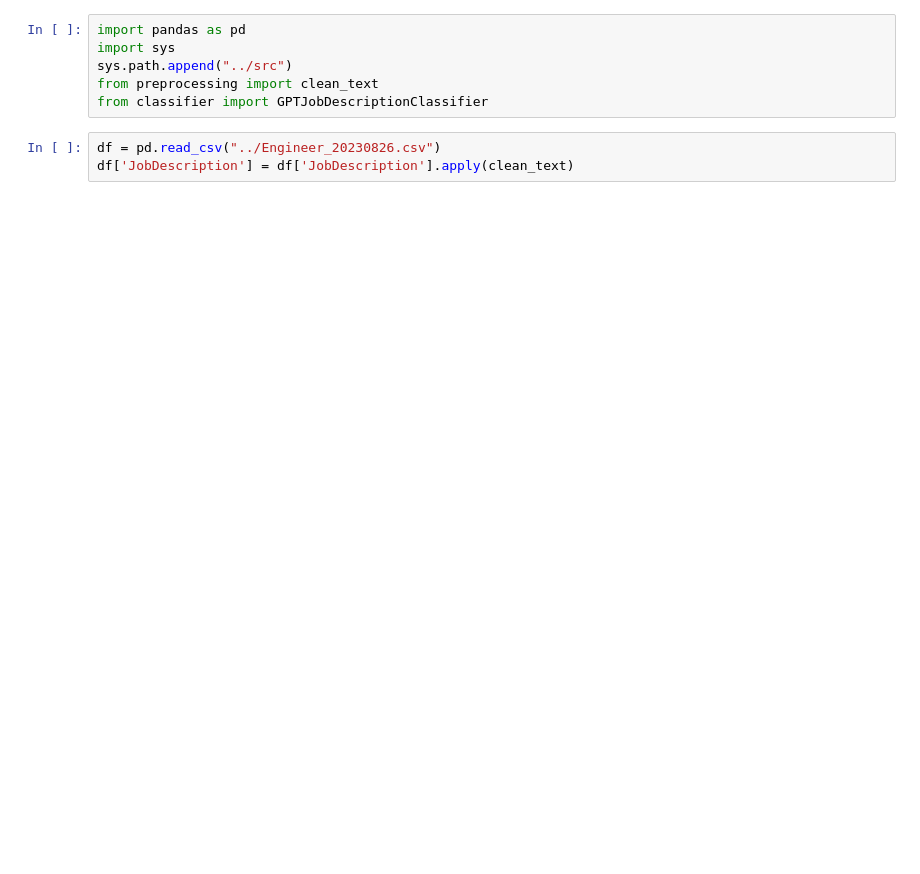
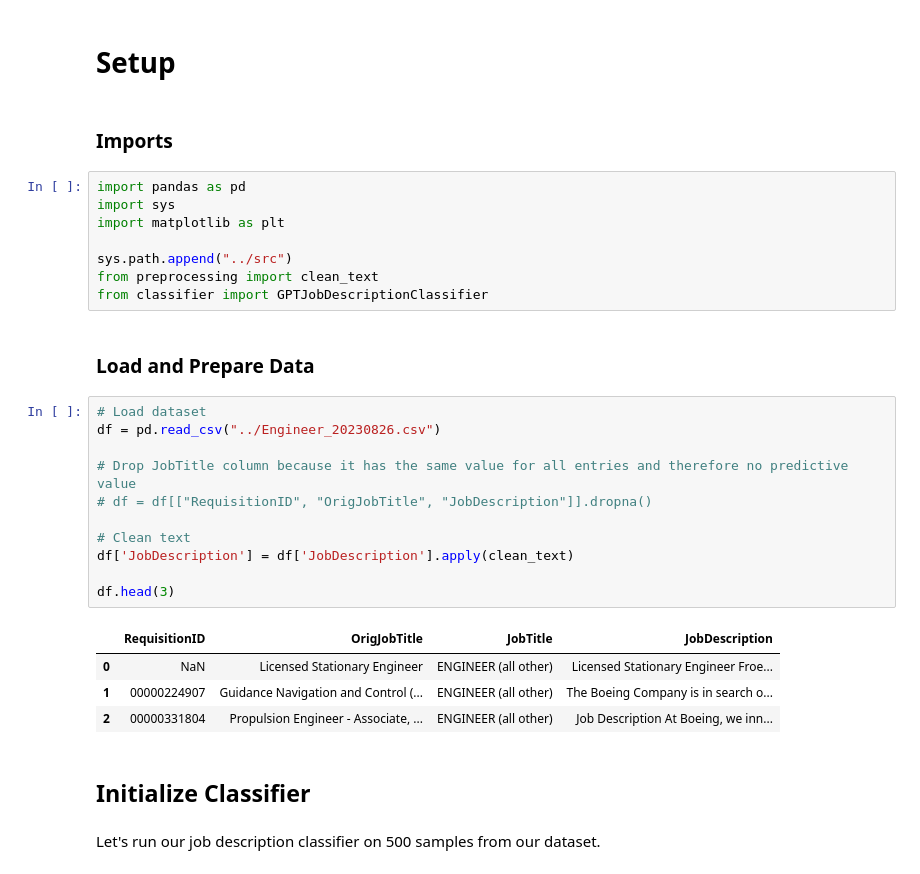
Before and after one commit to emujintsogo/job-title-clustering, a Jupyter notebook: notebooks/02_classifier.ipynb, the cells around one changed output. Saved outputs shown, nothing was run; the diff lists cells and outputs as text; blank space fills up the shorter version.

Commit message:
notebook demonstrating classifier

```diff
--- a/notebooks/02_classifier.ipynb
+++ b/notebooks/02_classifier.ipynb
@@ -1,12 +7,37 @@
+# %% [markdown]
+# Setup
+# %% [markdown]
+### Imports
 # %%
 import pandas as pd
 import sys
+import matplotlib as plt
+
 sys.path.append("../src")
 from preprocessing import clean_text
 from classifier import GPTJobDescriptionClassifier
+# %% [markdown]
+### Load and Prepare Data
 # %%
+# Load dataset
 df = pd.read_csv("../Engineer_20230826.csv")
+
+# Drop JobTitle column because it has the same value for all entries and therefore no predictive value
+# df = df[["RequisitionID", "OrigJobTitle", "JobDescription"]].dropna()
+
+# Clean text
 df['JobDescription'] = df['JobDescription'].apply(clean_text)
+
+df.head(3)
+# %% [output]
+|  | RequisitionID | OrigJobTitle | JobTitle | JobDescription |
+| 0 | NaN | Licensed Stationary Engineer | ENGINEER (all other) | Licensed Stationary Engineer Froe... |
+| 1 | 00000224907 | Guidance Navigation and Control (... | ENGINEER (all other) | The Boeing Company is in search o... |
+| 2 | 00000331804 | Propulsion Engineer - Associate, ... | ENGINEER (all other) | Job Description At Boeing, we inn... |
+# %% [markdown]
+## Initialize Classifier
+# %% [markdown]
+Let's run our job description classifier on 500 samples from our dataset.
 # %%
 classifier = GPTJobDescriptionClassifier(job_postings_data=df, n_samples=1)
 res = classifier.process_random_postings()
```
Also changed, not shown: parts of 10 cells of this notebook, 1 other file.
